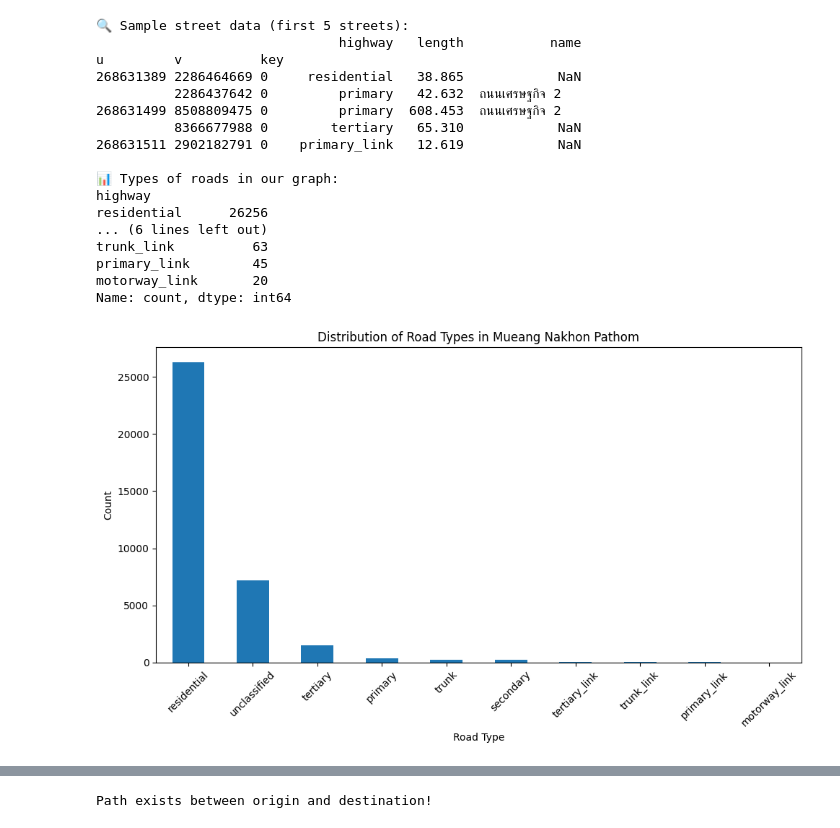
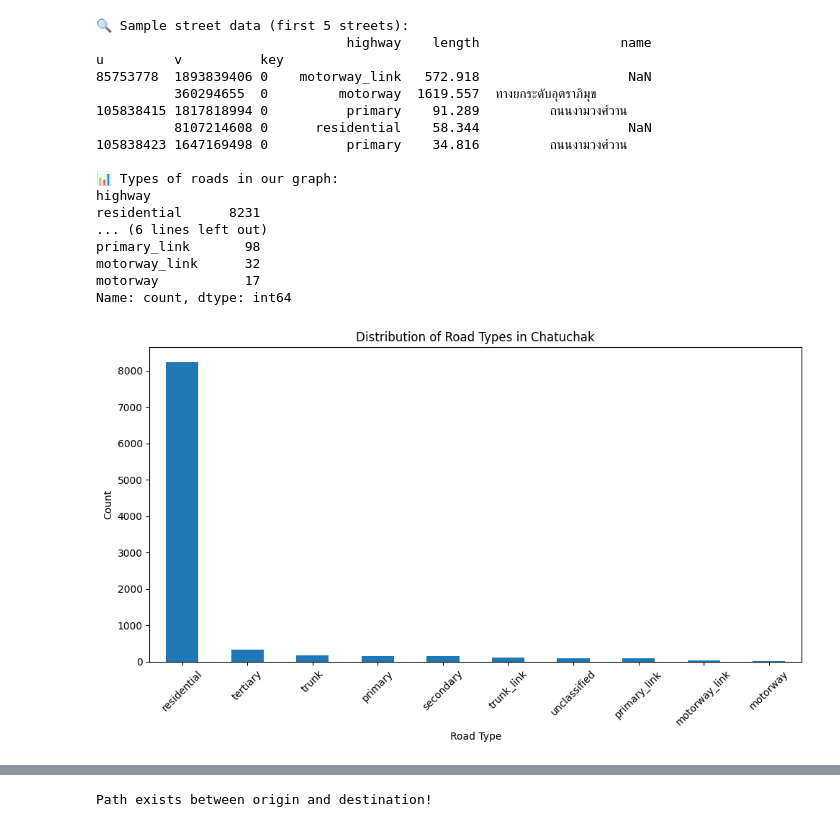
Before and after one commit to 660710692/ai-660710692, a Jupyter notebook: search_pathfinding.ipynb, the cells around one changed output, grey strips where cells are left out. Saved outputs shown, nothing was run; the diff lists cells and outputs as text; code cells hidden in the pictures.

```diff
--- a/search_pathfinding.ipynb
+++ b/search_pathfinding.ipynb
@@ -27,3 +25,5 @@ place_name = "Mueang Nakhon Pathom, Nakhon Pathom, Thailand"
+# %%
+place_name = "Chatuchak, Bangkok, Thailand"
 # %%
 try:
     # ดึงข้อมูลเครือข่ายถนนสำหรับการขับรถ
@@ -55,33 +55,33 @@ highway_counts = edges['highway'].value_counts()
 print(highway_counts.head(10))
 # %% [output]
 🔍 Sample street data (first 5 streets):
-                               highway   length           name
+                                highway    length                  name
 u         v          key
-268631389 2286464669 0     residential   38.865            NaN
-          2286437642 0         primary   42.632  ถนนเศรษฐกิจ 2
-268631499 8508809475 0         primary  608.453  ถนนเศรษฐกิจ 2
-          8366677988 0        tertiary   65.310            NaN
-268631511 2902182791 0    primary_link   12.619            NaN
+85753778  1893839406 0    motorway_link   572.918                   NaN
+          360294655  0         motorway  1619.557  ทางยกระดับอุตราภิมุข
+105838415 1817818994 0          primary    91.289         ถนนงามวงศ์วาน
+          8107214608 0      residential    58.344                   NaN
+105838423 1647169498 0          primary    34.816         ถนนงามวงศ์วาน
 
 📊 Types of roads in our graph:
 highway
-residential      26256
+residential      8231
 ... (6 lines left out)
-trunk_link          63
-primary_link        45
-motorway_link       20
+primary_link       98
+motorway_link      32
+motorway           17
 Name: count, dtype: int64
 # %%
 plt.figure(figsize=(10, 6))
 highway_counts.head(10).plot(kind='bar')
-plt.title("Distribution of Road Types in Mueang Nakhon Pathom")
+plt.title("Distribution of Road Types in Chatuchak")
 plt.xlabel("Road Type")
 plt.ylabel("Count")
 plt.xticks(rotation=45)
 plt.tight_layout()
 plt.show()
 # %% [output]
-[figure, old version]
+[figure, new version]
 # %%
 # ขั้นตอนที่ 5 กำหนดจุดเริ่มต้นและปลายทาง
 # %%
```
Also changed, not shown: parts of 12 cells of this notebook.
